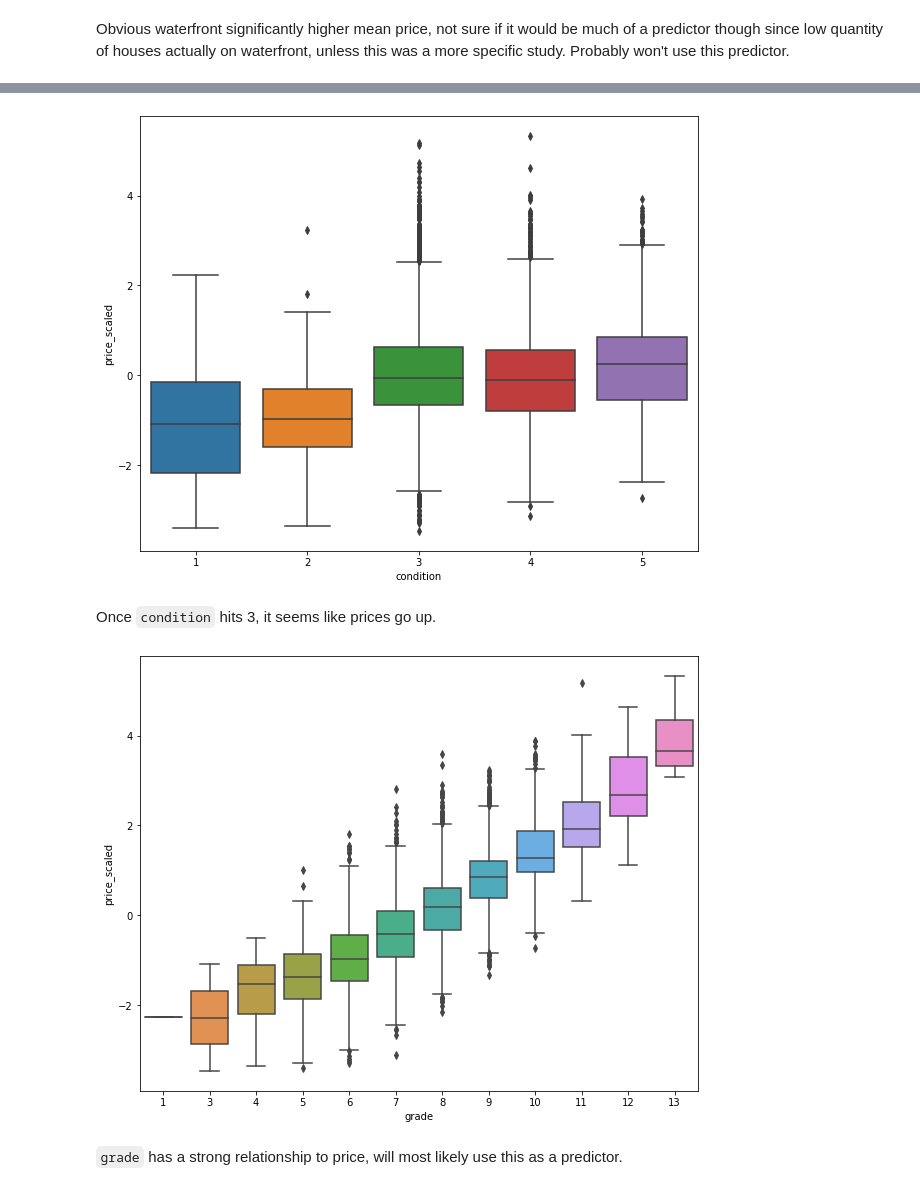
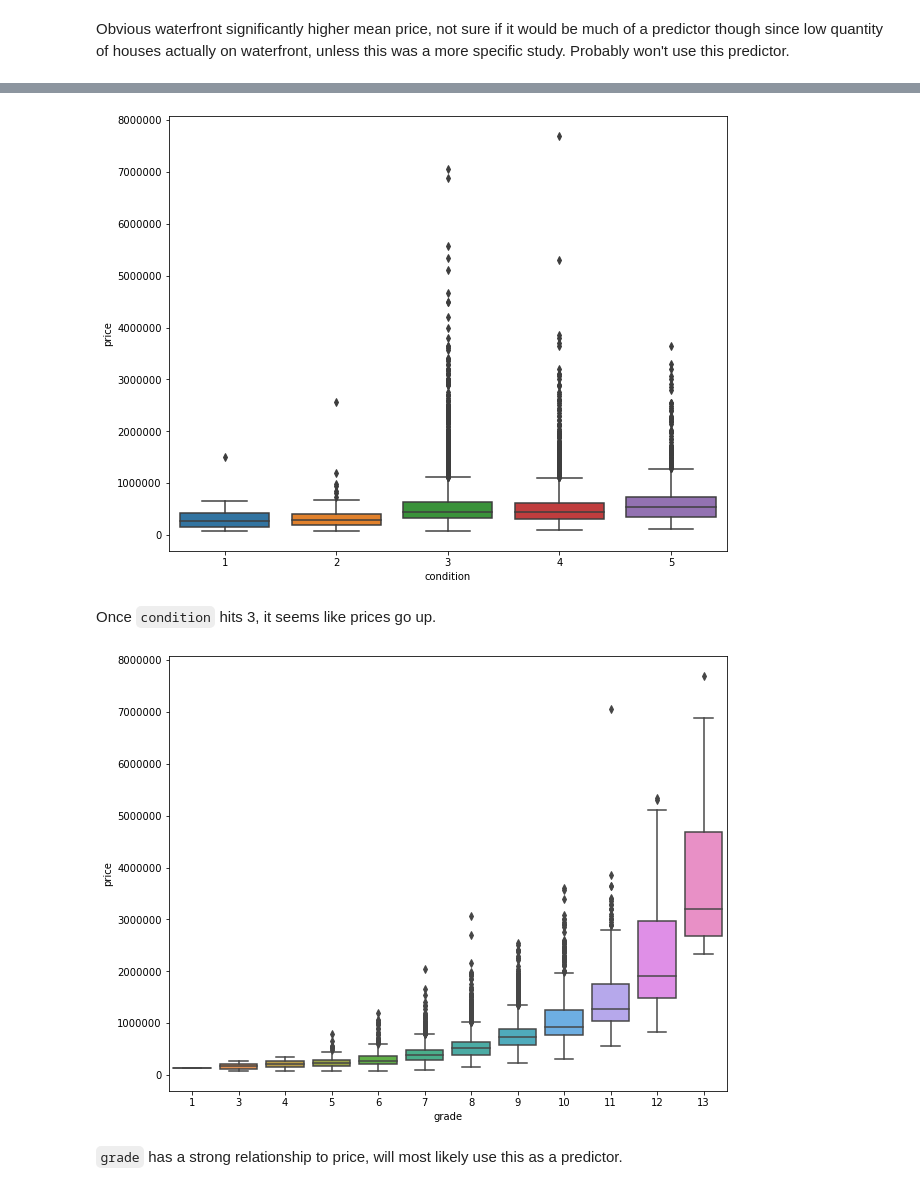
Before and after one commit to justinm0rgan/kings_county_housing_project, a Jupyter notebook: Bakeoff_modeling_process.ipynb, the cells around one changed output, grey strips where cells are left out. Saved outputs shown, nothing was run; the diff lists cells and outputs as text; code cells hidden in the pictures.

```diff
--- a/Bakeoff_modeling_process.ipynb
+++ b/Bakeoff_modeling_process.ipynb
@@ -362,10 +357,10 @@ for column in df[categorical]:
 # %% [markdown]
 Log transform price column to better compare with categoricals
 # %%
-price_log = np.log(df['price'])
-mean = price_log.mean()
-std = price_log.std()
-df['price_scaled'] = (price_log - mean) / std
+# price_log = np.log(df['price'])
+# mean = price_log.mean()
+# std = price_log.std()
+# df['price_scaled'] = (price_log - mean) / std
 # %% [markdown]
 Plotting categoricals with boxplots
 # %%
@@ -421,0 +463,3 @@ Better view indicates higher price, however there are still some higher priced h
+# %%
+# create bool column for view which will be used as a predictor
+df['yes_view'] = np.where(df['view'] != 0, 1, 0)
@@ -422,21 +476,21 @@ Better view indicates higher price, however there are still some higher priced h
 # %%
 # condition
 var = 'condition'
-data = pd.concat([df['price_scaled'], df[var]], axis=1)
+data = pd.concat([df['price'], df[var]], axis=1)
 fig, ax = plt.subplots(figsize=(10,8))
-fig = sns.boxplot(x=var, y='price_scaled', data=data)
+fig = sns.boxplot(x=var, y='price', data=data)
 # %% [output]
-[figure, old version]
+[figure, new version]
 # %% [markdown]
 Once `condition` hits 3, it seems like prices go up.
 # %%
 # grade
 var = 'grade'
-data = pd.concat([df['price_scaled'], df[var]], axis=1)
+data = pd.concat([df['price'], df[var]], axis=1)
 fig, ax = plt.subplots(figsize=(10,8))
-fig = sns.boxplot(x=var, y='price_scaled', data=data)
+fig = sns.boxplot(x=var, y='price', data=data)
 # %% [output]
-[figure, old version]
+[figure, new version]
 # %% [markdown]
 `grade` has a strong relationship to price, will most likely use this as a predictor.
 # %%
```
Also changed, not shown: parts of 93 cells of this notebook, 9 other files.
